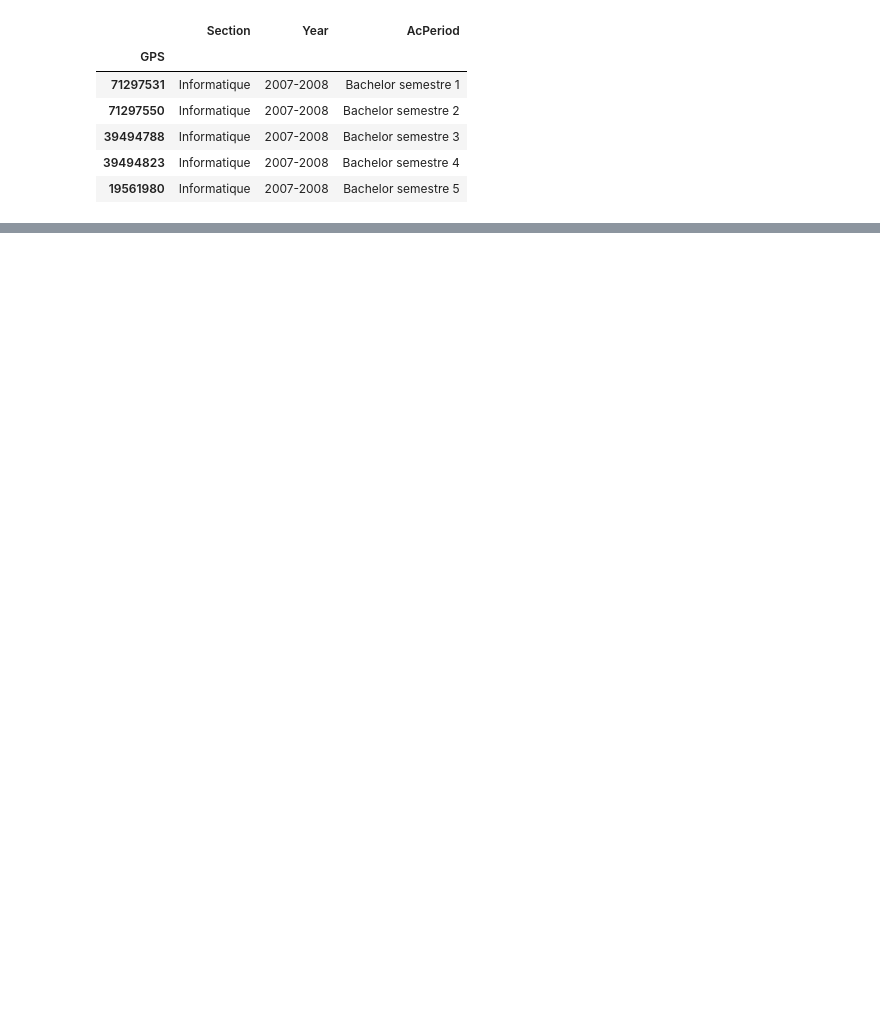
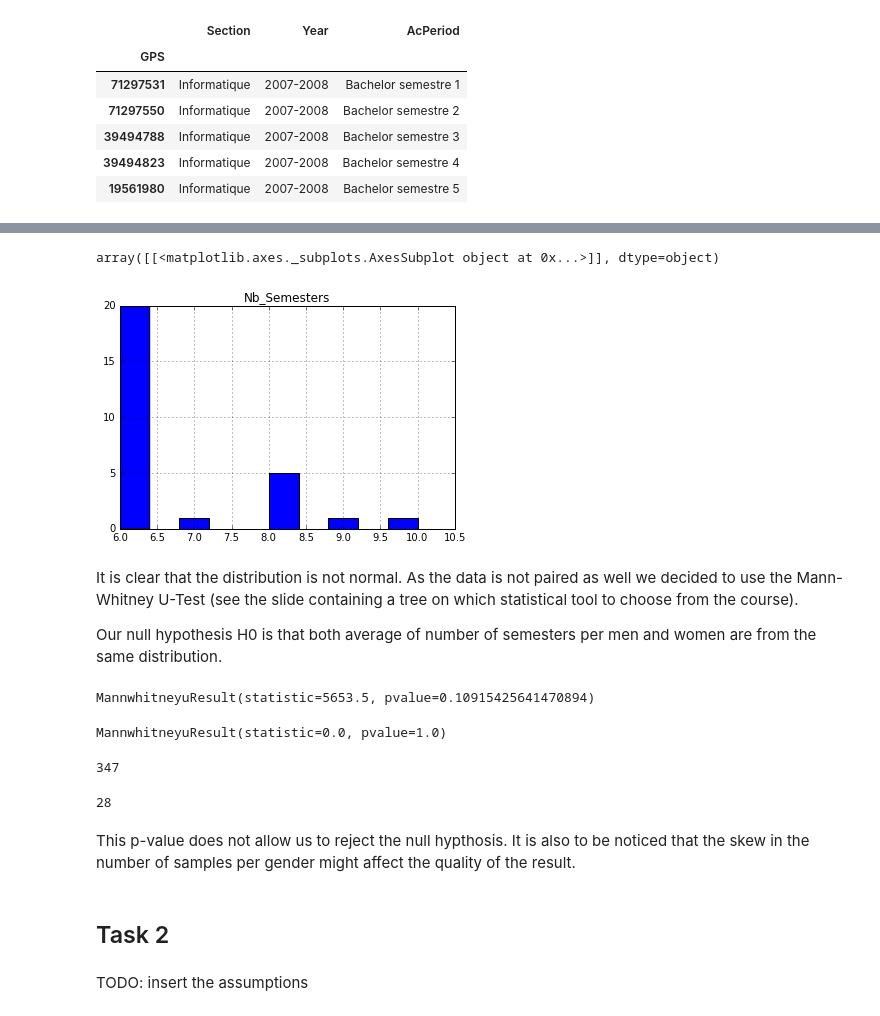
Before and after one commit to sylb/adaHomeworks, a Jupyter notebook: 02 - Data from the Web/Presentation_notebook.ipynb, the cells around one changed output, grey strips where cells are left out. Saved outputs shown, nothing was run; the diff lists cells and outputs as text; code cells hidden in the pictures; blank space fills up the shorter version.

```diff
--- a/02 - Data from the Web/Presentation_notebook.ipynb
+++ b/02 - Data from the Web/Presentation_notebook.ipynb
@@ -132,0 +143,9 @@ dfBA_completetemp[["Nom Prénom", "Nb_Semesters"]]
+# %%
+df_woman.hist()
+# %% [output]
+array([[<matplotlib.axes._subplots.AxesSubplot object at 0x...>]], dtype=object)
+[figure, added]
+# %% [markdown]
+It is clear that the distribution is not normal. As the data is not paired as well we decided to use the Mann-Whitney U-Test (see the slide containing a tree on which statistical tool to choose from the course).
+
+Our null hypothesis H0 is that both average of number of semesters per men and women are from the same distribution.
@@ -132,0 +155,22 @@ dfBA_completetemp[["Nom Prénom", "Nb_Semesters"]]
+# %%
+mannwhitneyu(lst_man, lst_woman, alternative='two-sided')
+# %% [output]
+MannwhitneyuResult(statistic=5653.5, pvalue=0.10915425641470894)
+# %%
+mannwhitneyu([6.642857], [7.103746], alternative='two-sided')
+# %% [output]
+MannwhitneyuResult(statistic=0.0, pvalue=1.0)
+# %%
+len(lst_man) # Number of entries for male
+# %% [output]
+347
+# %%
+len(lst_woman) # Number of entries for female
+# %% [output]
+28
+# %% [markdown]
+This p-value does not allow us to reject the null hypthosis. It is also to be noticed that the skew in the number of samples per gender might affect the quality of the result.
+# %% [markdown]
+## Task 2
+# %% [markdown]
+TODO: insert the assumptions
```
Also changed, not shown: parts of 22 cells of this notebook.
